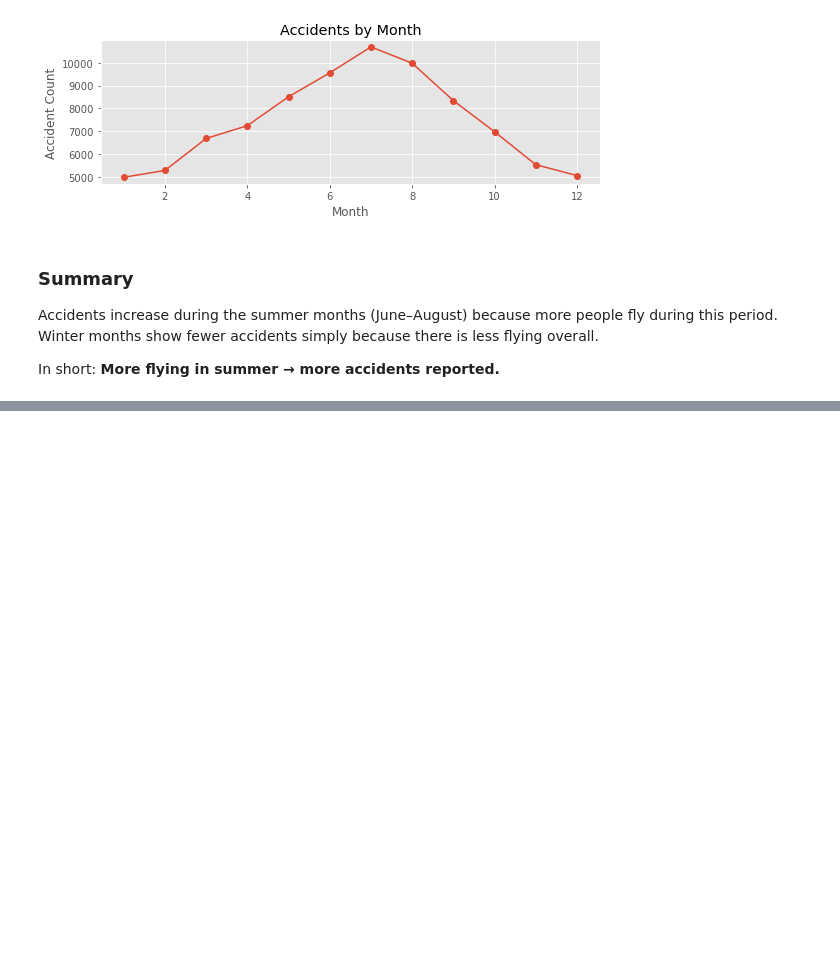
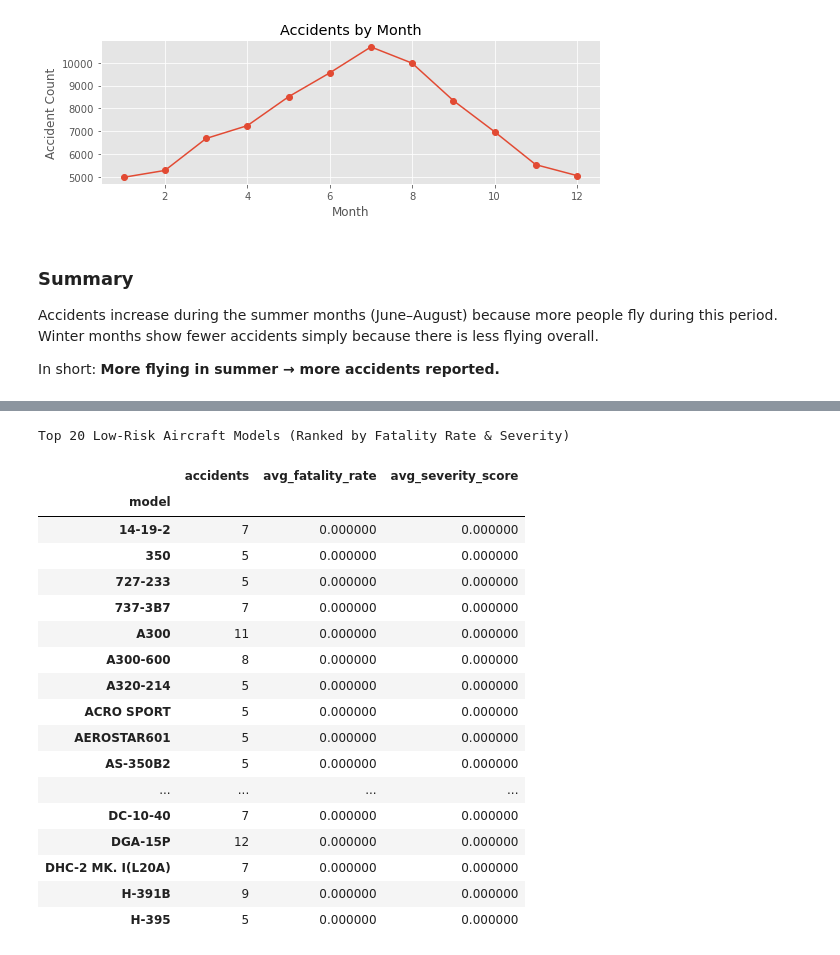
Before and after one commit to ChairoSolutions/New-Aviation-LowRisk-AircraftPurchase-Project, a Jupyter notebook: Brian.ipynb, the cells around one changed output, grey strips where cells are left out. Drawn from its saved outputs; the diff is of its cells as text; code cells hidden in the pictures; blank space fills up the shorter version.

Commit message:
Created candidate low-risk models summary and exported to Data/

```diff
--- a/Brian.ipynb
+++ b/Brian.ipynb
@@ -593,0 +602,55 @@ In short: **More flying in summer → more accidents reported.**
+# %%
+# Create a unified severity score per accident
+df_cleaned['severity_score'] = (
+    df_cleaned['totalminorinjuries'].fillna(0) * 1 +
+    df_cleaned['totalseriousinjuries'].fillna(0) * 3 +
+    df_cleaned['totalfatalinjuries'].fillna(0) * 5
+)
+# %%
+# produce a table to show low risk aircrafts
+
+min_accidents = 5
+
+if model_col:
+    model_stats = (
+        df_cleaned.groupby(model_col)
+        .agg(
+            accidents=('accident_year', 'count'),
+            avg_fatality_rate=('fatality_rate', 'mean'),
+            avg_severity_score=('severity_score', 'mean')
+        )
+        .dropna(subset=['accidents'])
+    )
+
+    # Filter for aircraft with meaningful sample size
+    candidates = model_stats[model_stats['accidents'] >= min_accidents].sort_values(['avg_fatality_rate', 'avg_severity_score']).head(20)
+    candidates.to_csv("Data/candidate_low_risk_models.csv")
+    candidates
+    # Display with professional formatting
+    display(
+        candidates.style
+        .background_gradient(cmap='Greens')
+        .set_caption("Top 20 Low-Risk Aircraft Models (Ranked by Fatality Rate & Severity)")
+    )
+else:
+    print("Model column not found.")
+# %% [output]
+Top 20 Low-Risk Aircraft Models (Ranked by Fatality Rate & Severity)
+|  | accidents | avg_fatality_rate | avg_severity_score |
+| model |  |  |  |
+| 14-19-2 | 7 | 0.000000 | 0.000000 |
+| 350 | 5 | 0.000000 | 0.000000 |
+| 727-233 | 5 | 0.000000 | 0.000000 |
+| 737-3B7 | 7 | 0.000000 | 0.000000 |
+| A300 | 11 | 0.000000 | 0.000000 |
+| A300-600 | 8 | 0.000000 | 0.000000 |
+| A320-214 | 5 | 0.000000 | 0.000000 |
+| ACRO SPORT | 5 | 0.000000 | 0.000000 |
+| AEROSTAR601 | 5 | 0.000000 | 0.000000 |
+| AS-350B2 | 5 | 0.000000 | 0.000000 |
+| ... | ... | ... | ... |
+| DC-10-40 | 7 | 0.000000 | 0.000000 |
+| DGA-15P | 12 | 0.000000 | 0.000000 |
+| DHC-2 MK. I(L20A) | 7 | 0.000000 | 0.000000 |
+| H-391B | 9 | 0.000000 | 0.000000 |
+| H-395 | 5 | 0.000000 | 0.000000 |
```
Also changed, not shown: parts of 2 cells of this notebook, 3 other files.
